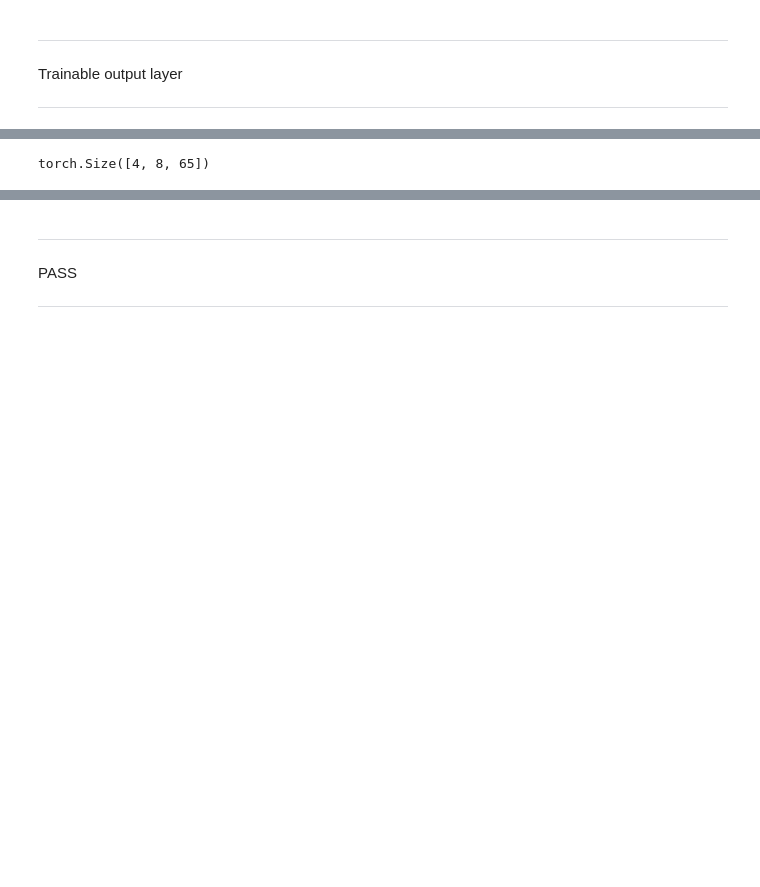
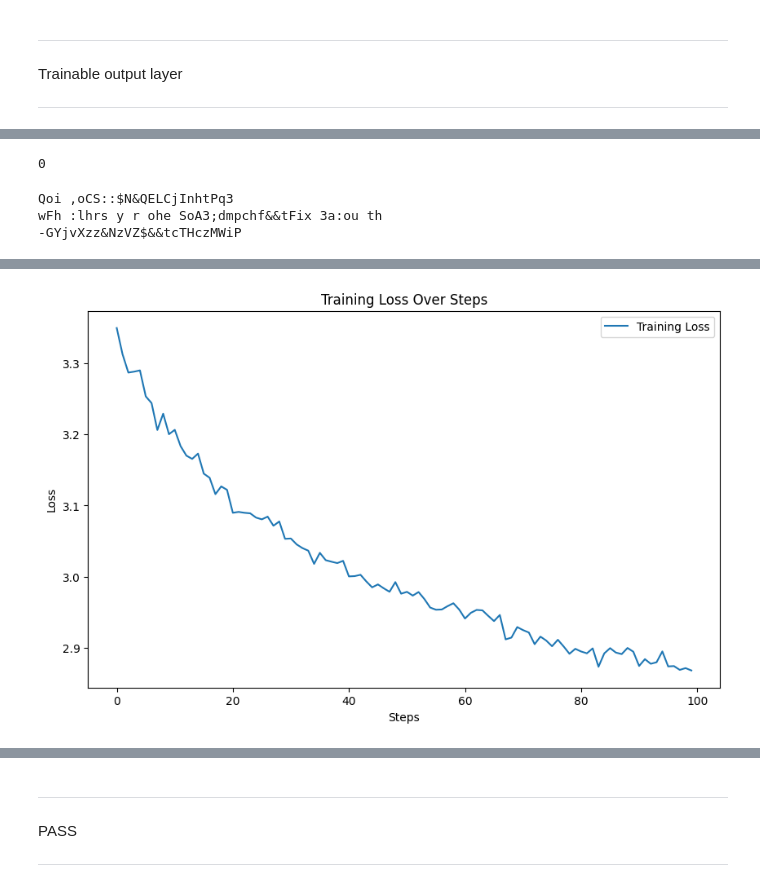
Before and after one commit to FreshMedlar/SpikingReservoir, a Jupyter notebook: res.ipynb, the cells around one changed output, grey strips where cells are left out. Saved outputs shown, nothing was run; the diff lists cells and outputs as text; code cells hidden in the pictures; blank space fills up the shorter version.

Commit message:
Working simplest model

```diff
--- a/res.ipynb
+++ b/res.ipynb
@@ -282,4 +239,5 @@ tensor(2931.2981, grad_fn=<NllLossBackward0>)
-# %%
-print(output.shape)
-# %% [output]
-torch.Size([4, 8, 65])
+# %%
+for i in range(1):
+    print(i)
+# %% [output]
+0
@@ -285,0 +309,47 @@ torch.Size([4, 8, 65])
+# %%
+model = SingleLayerNN(input_size=1000, output_size=65)
+
+output, loss = model.reservoir_forward(xb, yb)
+print(output.shape)
+print(loss)
+
+print(decode(model.generate(idx = torch.zeros((1, 1), dtype=torch.long), max_new_tokens=100)[0].tolist()))
+# %% [output]
+Qoi ,oCS::$N&QELCjInhtPq3
+wFh :lhrs y r ohe SoA3;dmpchf&&tFix 3a:ou th
+-GYjvXzz&NzVZ$&&tcTHczMWiP
+# %%
+optimizer = torch.optim.AdamW(model.parameters(), lr=1e-3)
+# %%
+import matplotlib.pyplot as plt
+
+# Initialize a list to store the loss values
+loss_values = []
+
+batch_size = 4096
+for steps in range(100):  # Increase the number of steps for good results...
+
+    # Sample a batch of data
+    xb, yb = get_batch('train')
+
+    # Evaluate the loss
+    logits, loss = model.reservoir_forward(xb, yb)
+    optimizer.zero_grad(set_to_none=True)
+    loss.backward()
+    optimizer.step()
+
+    # Append the loss value to the list
+    loss_values.append(loss.item())
+
+    # Print the loss value
+    print(f"Step {steps + 1}, Loss: {loss.item()}")
+
+# Plot the loss values
+plt.figure(figsize=(10, 6))
+plt.plot(loss_values, label='Training Loss')
+plt.xlabel('Steps')
+plt.ylabel('Loss')
+plt.title('Training Loss Over Steps')
+plt.legend()
+plt.show()
+# %% [output]
@@ -285,0 +373 @@ torch.Size([4, 8, 65])
+[figure, added]
```
Also changed, not shown: parts of 7 cells of this notebook.
